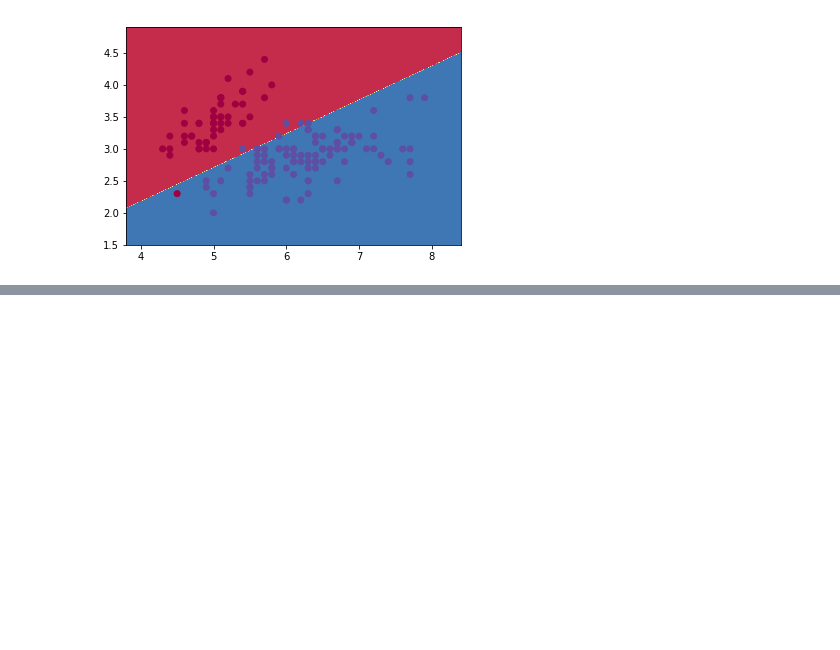
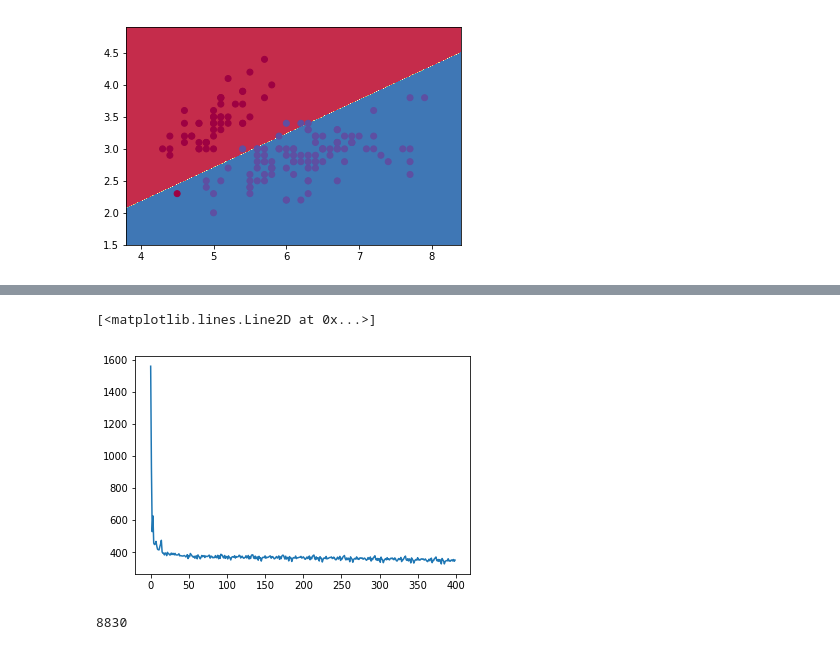
Before and after one commit to tianyu139/neural_network, a Jupyter notebook: Neural_Network.ipynb, the cells around one changed output, grey strips where cells are left out. Drawn from its saved outputs; the diff is of its cells as text; code cells hidden in the pictures; blank space fills up the shorter version.

Commit message:
Implemented stochastic gradient descent and MNIST classification of digits

```diff
--- a/Neural_Network.ipynb
+++ b/Neural_Network.ipynb
@@ -211,9 +205,3 @@ def digit_vector(digit):
     v = np.zeros((10))
     v[digit] = 1
     return v
-# %%
-hidden_layer_num=50
-output_layer_num=10
-labels_mod = [digit_vector(x) for x in labels]
-labels_mod = np.array(labels_mod)
-print(labels_mod.shape)
@@ -221,0 +208,11 @@ print(labels_mod.shape)
+# %%
+mndata = MNIST()
+images, labels = mndata.load_training()
+labels_train = [digit_vector(x) for x in labels]
+labels_train = np.array(labels_train)
+images = np.array(images)
+# %%
+images_train = images[:40000]
+images_test = images[40000:]
+labels_train = labels_train[:40000]
+labels_test = labels[40000:]
@@ -221,0 +273,2 @@ print(labels_mod.shape)
+# %%
+(input_to_hidden_weights,hidden_to_output_weights,losses) = stochastic_gradient_descent(images_train,labels_train,20,10,learning_rate=1,iterations=10)
@@ -221,0 +293,5 @@ print(labels_mod.shape)
+# %%
+plt.plot(losses)
+# %% [output]
+[<matplotlib.lines.Line2D at 0x...>]
+[figure, added]
@@ -221,0 +301,7 @@ print(labels_mod.shape)
+# %%
+output_X = forward_pass(images_test,input_to_hidden_weights,hidden_to_output_weights)
+predicted_labels = np.apply_along_axis(predict_number,axis=1,arr=output_X)
+classified_correctly = np.sum(predicted_labels == labels_test)
+print("Classified correctly:{0}\nClassified wrongly: {1}")
+# %% [output]
+8830
```
Also changed, not shown: parts of 5 cells of this notebook.
